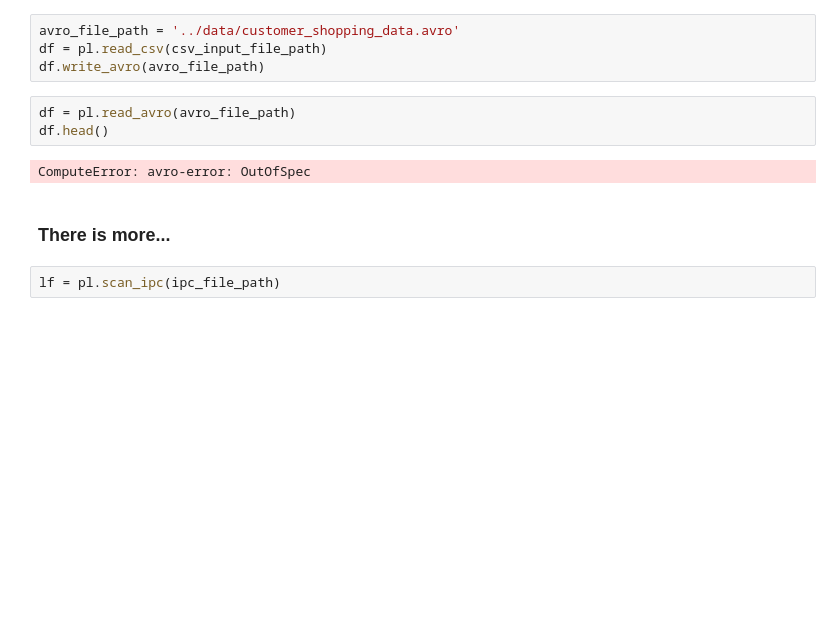
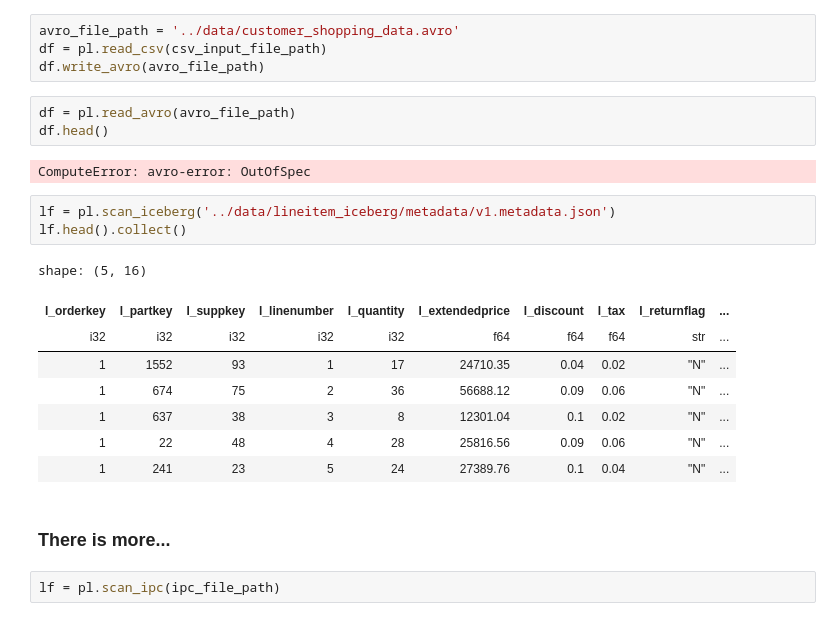
Before and after one commit to PacktPublishing/Polars-Cookbook, a Jupyter notebook: Chapter02/ch02.ipynb, the cells around one changed output. Cells and saved outputs as stored; diff of their text form; blank space fills up the shorter version.

Commit message:
iceberg added

```diff
--- a/Chapter02/ch02.ipynb
+++ b/Chapter02/ch02.ipynb
@@ -385,6 +385,18 @@ df = pl.read_avro(avro_file_path)
 df.head()
 # %% [output]
 ComputeError: avro-error: OutOfSpec
+# %%
+lf = pl.scan_iceberg('../data/lineitem_iceberg/metadata/v1.metadata.json')
+lf.head().collect()
+# %% [output]
+shape: (5, 16)
+| l_orderkey | l_partkey | l_suppkey | l_linenumber | l_quantity | l_extendedprice | l_discount | l_tax | l_returnflag | ... |
+| i32 | i32 | i32 | i32 | i32 | f64 | f64 | f64 | str | ... |
+| 1 | 1552 | 93 | 1 | 17 | 24710.35 | 0.04 | 0.02 | "N" | ... |
+| 1 | 674 | 75 | 2 | 36 | 56688.12 | 0.09 | 0.06 | "N" | ... |
+| 1 | 637 | 38 | 3 | 8 | 12301.04 | 0.1 | 0.02 | "N" | ... |
+| 1 | 22 | 48 | 4 | 28 | 25816.56 | 0.09 | 0.06 | "N" | ... |
+| 1 | 241 | 23 | 5 | 24 | 27389.76 | 0.1 | 0.04 | "N" | ... |
 # %% [markdown]
 ### There is more...
 # %%
```
Also changed, not shown: parts of 1 cell of this notebook.
